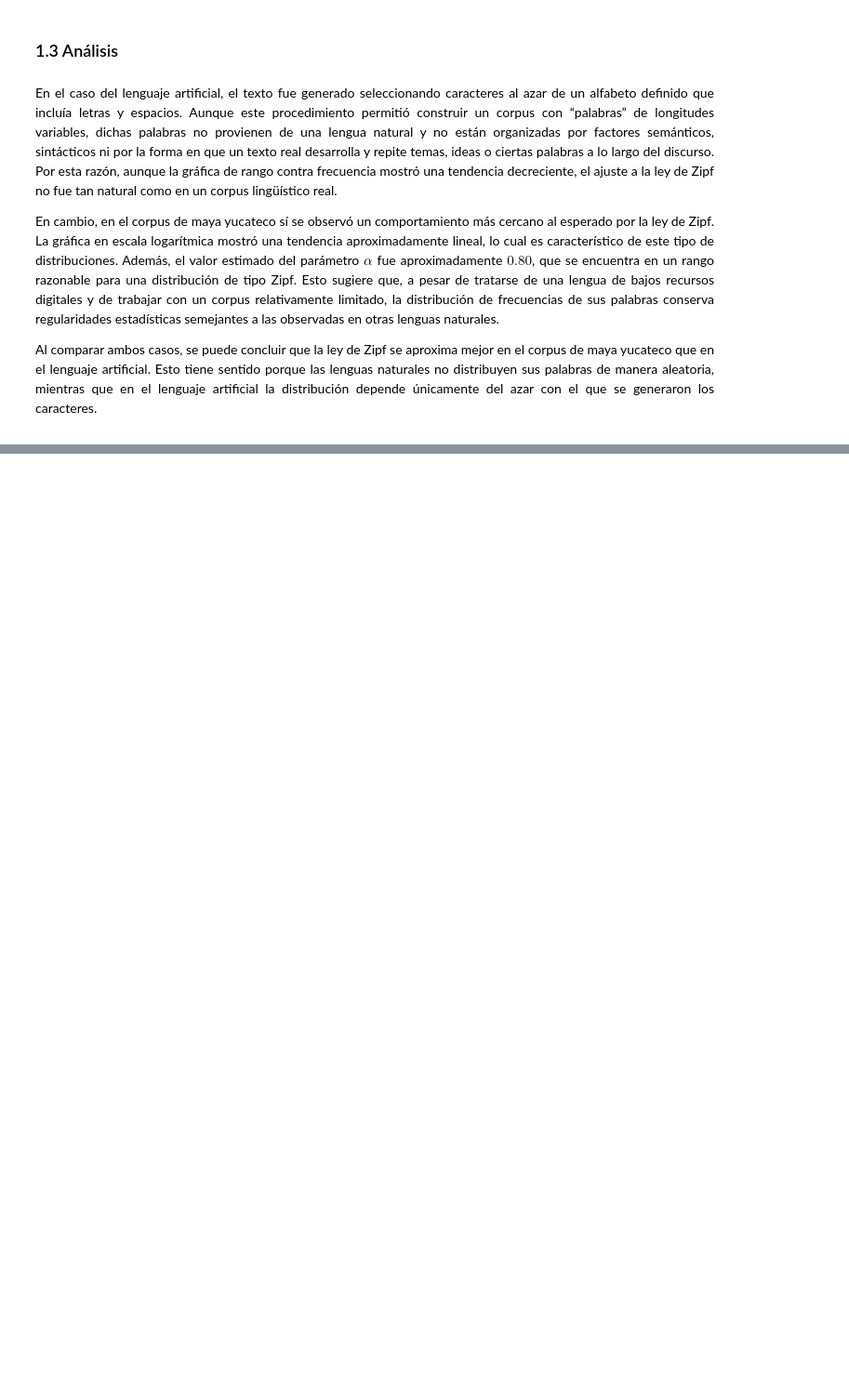
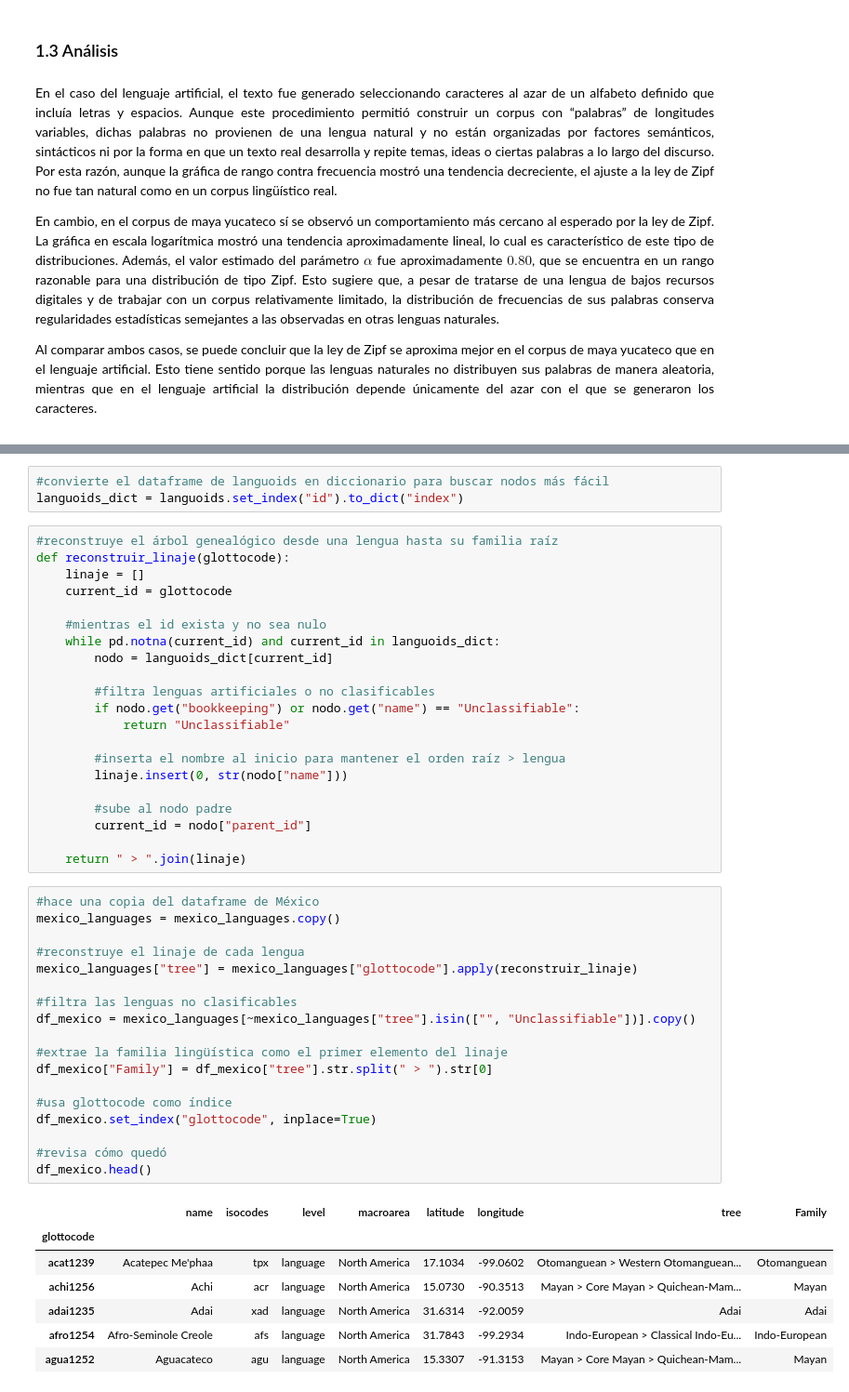
Before and after one commit to SubsetOfMars/cl-2026-2-lab, a Jupyter notebook: practicas/SubsetOfMars/P2/P2.ipynb, the cells around one changed output, grey strips where cells are left out. Shown at 93% size. Saved outputs shown, nothing was run; the diff lists cells and outputs as text; blank space fills up the shorter version.

Commit message:
Diversidad lingüística

```diff
--- a/practicas/SubsetOfMars/P2/P2.ipynb
+++ b/practicas/SubsetOfMars/P2/P2.ipynb
@@ -362,0 +419,50 @@ Al comparar ambos casos, se puede concluir que la ley de Zipf se aproxima mejor
+# %%
+#convierte el dataframe de languoids en diccionario para buscar nodos más fácil
+languoids_dict = languoids.set_index("id").to_dict("index")
+# %%
+#reconstruye el árbol genealógico desde una lengua hasta su familia raíz
+def reconstruir_linaje(glottocode):
+    linaje = []
+    current_id = glottocode
+
+    #mientras el id exista y no sea nulo
+    while pd.notna(current_id) and current_id in languoids_dict:
+        nodo = languoids_dict[current_id]
+
+        #filtra lenguas artificiales o no clasificables
+        if nodo.get("bookkeeping") or nodo.get("name") == "Unclassifiable":
+            return "Unclassifiable"
+
+        #inserta el nombre al inicio para mantener el orden raíz > lengua
+        linaje.insert(0, str(nodo["name"]))
+
+        #sube al nodo padre
+        current_id = nodo["parent_id"]
+
+    return " > ".join(linaje)
+# %%
+#hace una copia del dataframe de México
+mexico_languages = mexico_languages.copy()
+
+#reconstruye el linaje de cada lengua
+mexico_languages["tree"] = mexico_languages["glottocode"].apply(reconstruir_linaje)
+
+#filtra las lenguas no clasificables
+df_mexico = mexico_languages[~mexico_languages["tree"].isin(["", "Unclassifiable"])].copy()
+
+#extrae la familia lingüística como el primer elemento del linaje
+df_mexico["Family"] = df_mexico["tree"].str.split(" > ").str[0]
+
+#usa glottocode como índice
+df_mexico.set_index("glottocode", inplace=True)
+
+#revisa cómo quedó
+df_mexico.head()
+# %% [output]
+|  | name | isocodes | level | macroarea | latitude | longitude | tree | Family |
+| glottocode |  |  |  |  |  |  |  |  |
+| acat1239 | Acatepec Me'phaa | tpx | language | North America | 17.1034 | -99.0602 | Otomanguean > Western Otomanguean... | Otomanguean |
+| achi1256 | Achi | acr | language | North America | 15.0730 | -90.3513 | Mayan > Core Mayan > Quichean-Mam... | Mayan |
+| adai1235 | Adai | xad | language | North America | 31.6314 | -92.0059 | Adai | Adai |
+| afro1254 | Afro-Seminole Creole | afs | language | North America | 31.7843 | -99.2934 | Indo-European > Classical Indo-Eu... | Indo-European |
+| agua1252 | Aguacateco | agu | language | North America | 15.3307 | -91.3153 | Mayan > Core Mayan > Quichean-Mam... | Mayan |
```
Also changed, not shown: parts of 17 cells of this notebook, 3 other files.
